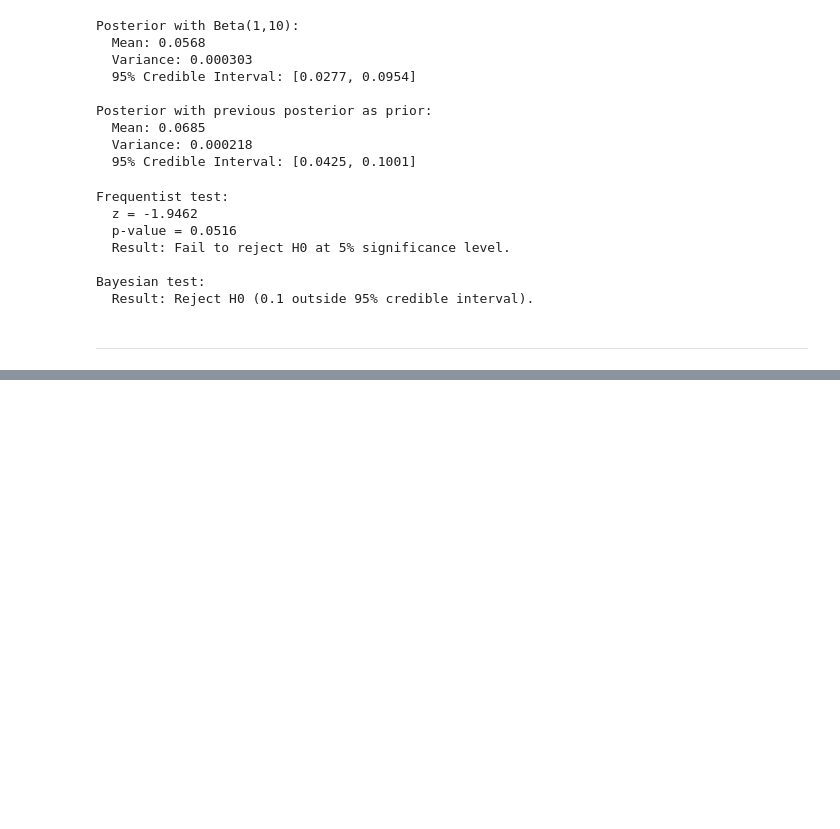
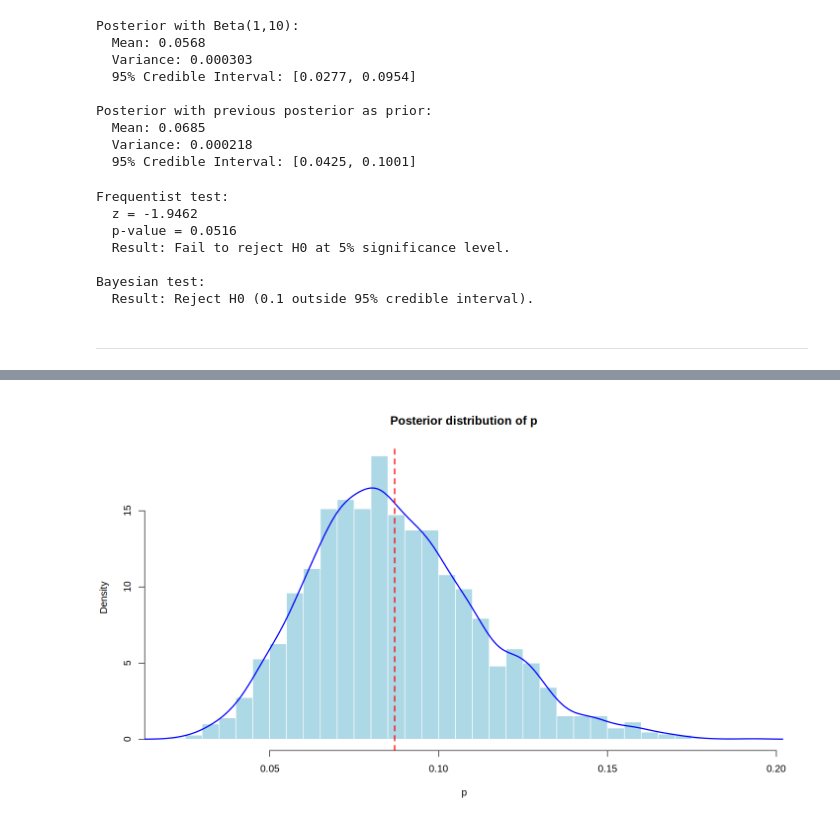
Before and after one commit to seccobenedetto/ex_Advanced_Statistics, a Jupyter notebook: lab_6/lab_6_test.ipynb, the cells around one changed output, grey strips where cells are left out. Cells and saved outputs as stored; diff of their text form; code cells hidden in the pictures; blank space fills up the shorter version.

```diff
--- a/lab_6/lab_6_test.ipynb
+++ b/lab_6/lab_6_test.ipynb
@@ -350,0 +373,69 @@ Bayesian test:
+# %%
+library(rstan)
+
+# OPTIONS: Set Stan options
+options(mc.cores = parallel::detectCores())
+rstan_options(auto_write = TRUE)
+
+# DATA: Observed counts
+n <- 115       # total samples
+y <- 10        # samples with high bacteria X
+alpha_prior <- 1
+beta_prior <- 11
+
+# Prepare data list for Stan:
+stan_data <- list(
+  y = y,
+  n = n,
+  alpha = alpha_prior,
+  beta = beta_prior
+)
+
+# MODEL: Stan model as a string (Binomial likelihood with Beta prior)
+stan_code <- "
+data {
+  int<lower=0> y;       // number of successes
+  int<lower=0> n;       // number of trials
+  real<lower=0> alpha;  // Beta prior alpha
+  real<lower=0> beta;   // Beta prior beta
+}
+parameters {
+  real<lower=0, upper=1> p;  // probability of high bacteria level
+}
+model {
+  p ~ beta(alpha, beta);     // prior
+  y ~ binomial(n, p);        // likelihood
+}
+"
+
+# Compile the Stan model
+model <- stan_model(model_code = stan_code)
+
+# RUN: MCMC sampling
+fit <- sampling(model, data = stan_data, iter = 2000, chains = 2, warmup = 500)
+
+# POSTERIOR SUMMARY:
+print(fit, pars = "p")
+
+# EXTRACT and PLOT posterior:
+posterior <- extract(fit)
+df_posterior <- data.frame(p = posterior$p)
+
+# Plot posterior of p
+options(repr.plot.width = 12, repr.plot.height = 7)
+hist(df_posterior$p, breaks = 50, freq = FALSE,
+     main = "Posterior distribution of p",
+     xlab = "p", col = "lightblue", border = "white")
+lines(density(df_posterior$p), col = "blue", lwd = 2)
+abline(v = mean(df_posterior$p), col = "red", lwd = 2, lty = 2)
+
+# Compute posterior statistics
+post_mean <- mean(df_posterior$p)
+post_var <- var(df_posterior$p)
+post_ci <- quantile(df_posterior$p, c(0.025, 0.975))
+
+cat("\n____________________POSTERIOR ESTIMATES____________________\n")
+cat("Posterior mean of p:", round(post_mean, 4), "\n")
+cat("Posterior variance of p:", round(post_var, 6), "\n")
+cat("95% credible interval: [", round(post_ci[1], 4), ",", round(post_ci[2], 4), "]\n")
+# %% [output]
@@ -350,0 +458 @@ Bayesian test:
+[figure, added]
```
Also changed, not shown: parts of 3 cells of this notebook.
